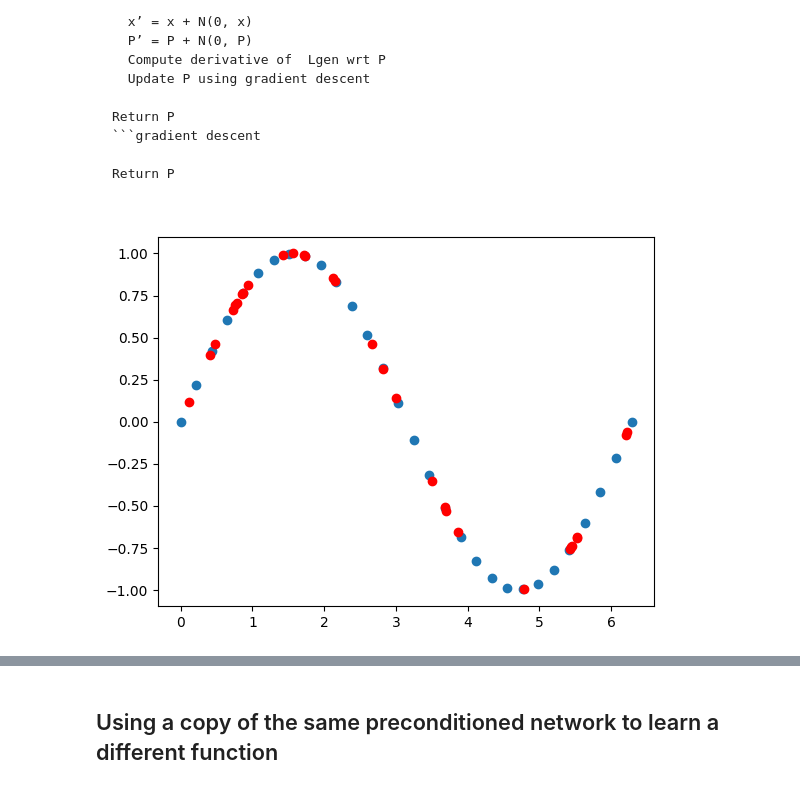
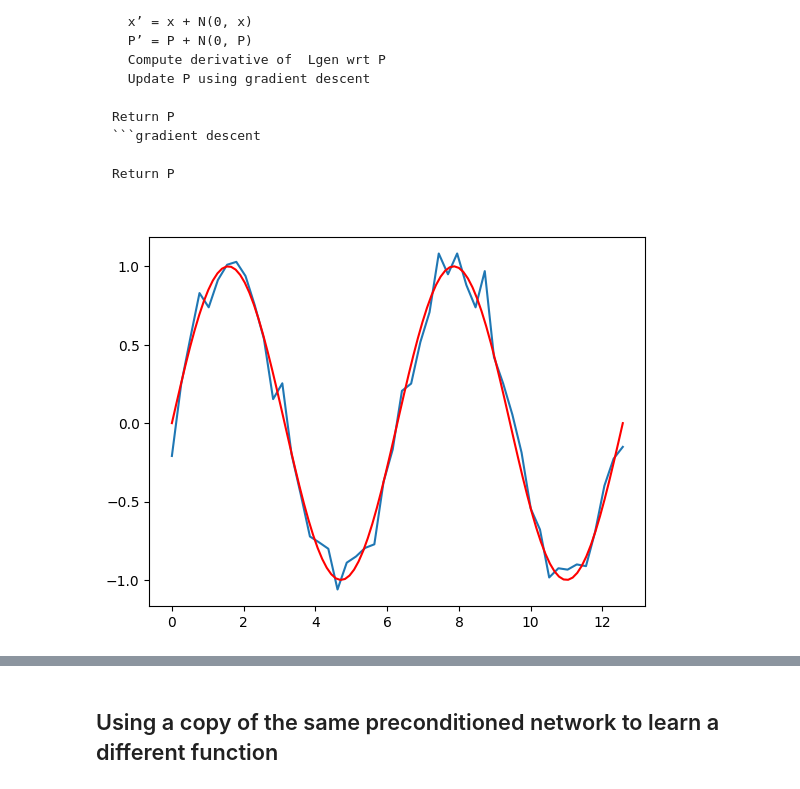
Before and after one commit to AS0berle/generalization-preconditioning, a Jupyter notebook: initial_exploration/exploration.ipynb, the cells around one changed output, grey strips where cells are left out. Saved outputs shown, nothing was run; the diff lists cells and outputs as text; code cells hidden in the pictures.

```diff
--- a/initial_exploration/exploration.ipynb
+++ b/initial_exploration/exploration.ipynb
@@ -71,26 +71,26 @@ class TinyModel(nn.Module):
 # %%
 class FunctionDataset(Dataset):
 
-    def __init__(self, function, num_samples, start=0, stop=2*math.pi, jitter=0, rand_pts=False):
+    def __init__(self, function, num_samples, start=0, stop=2*math.pi, rand_pts=False, noise=0):
         self.num_samples = num_samples
         self.start = start
         self.stop = start
-        self.jitter = jitter
+        self.noise = noise
 
         if not rand_pts:
             pts = np.linspace(start, stop, num_samples)
             self.data = torch.from_numpy(pts).to(torch.float32)
         else:
-            self.data = torch.zeros((num_samples,), dtype=torch.float32).uniform_(start, stop)
+            self.data = torch.sort(torch.zeros((num_samples,), dtype=torch.float32).uniform_(start, stop))
+
         self.labels = function(self.data).to(torch.float32)
+        self.labels = self.labels + torch.normal(0, noise,  self.labels.shape)
 
     def __len__(self):
         return self.num_samples
 
     def __getitem__(self, idx):
         label = self.labels[idx]
-        if self.jitter != 0:
-            label = label +  torch.normal(0, self.jitter, label.shape)
         return self.data[idx], label
 
     def get_data(self):
@@ -99,14 +99,16 @@ class FunctionDataset(Dataset):
     def get_labels(self):
         return self.labels
 # %%
-train_data = FunctionDataset(torch.sin, 30, stop=2*math.pi)
-test_data = FunctionDataset(torch.sin, 30, stop=2*math.pi, rand_pts=True)
-plt.scatter(train_data.get_data().numpy(), train_data.get_labels().numpy())
-plt.scatter(test_data.get_data().numpy(), test_data.get_labels().numpy(), color='red')
+train_noise = 0.1
+
+train_data = FunctionDataset(torch.sin, 50, stop=4*math.pi, noise=train_noise)
+test_data = FunctionDataset(torch.sin, 100, stop=4*math.pi, rand_pts=False)
+plt.plot(train_data.get_data().numpy(), train_data.get_labels().numpy())
+plt.plot(test_data.get_data().numpy(), test_data.get_labels().numpy(), color='red')
 
 train_dataloader = DataLoader(train_data, batch_size=1, shuffle=True)
 test_dataloader = DataLoader(test_data, batch_size=1, shuffle=True)
 # %% [output]
-[figure, old version]
+[figure, new version]
 # %%
 learning_rate = 1e-2
```
Also changed, not shown: parts of 14 cells of this notebook.
